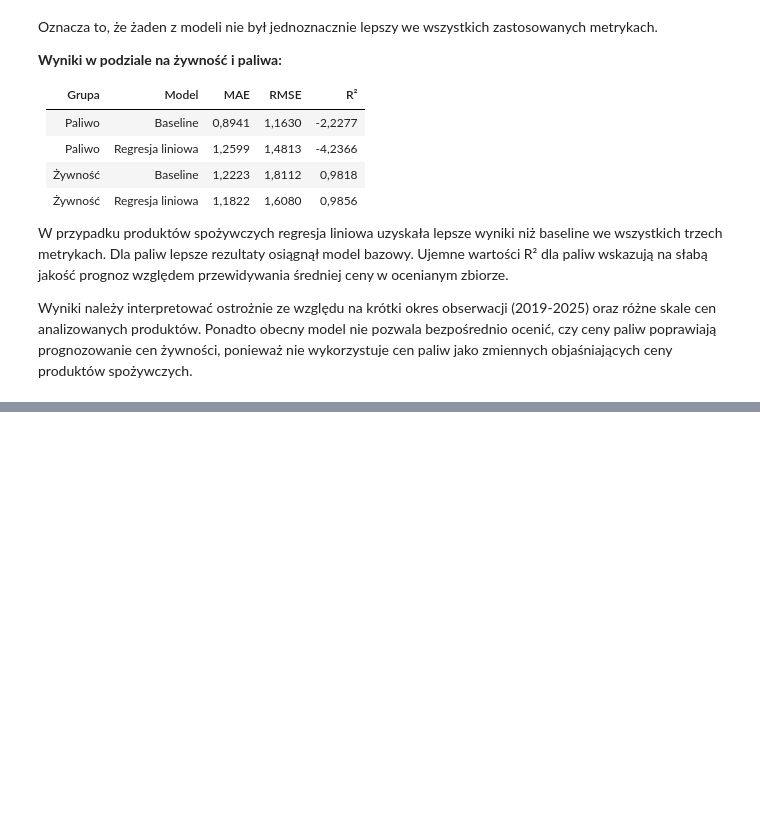
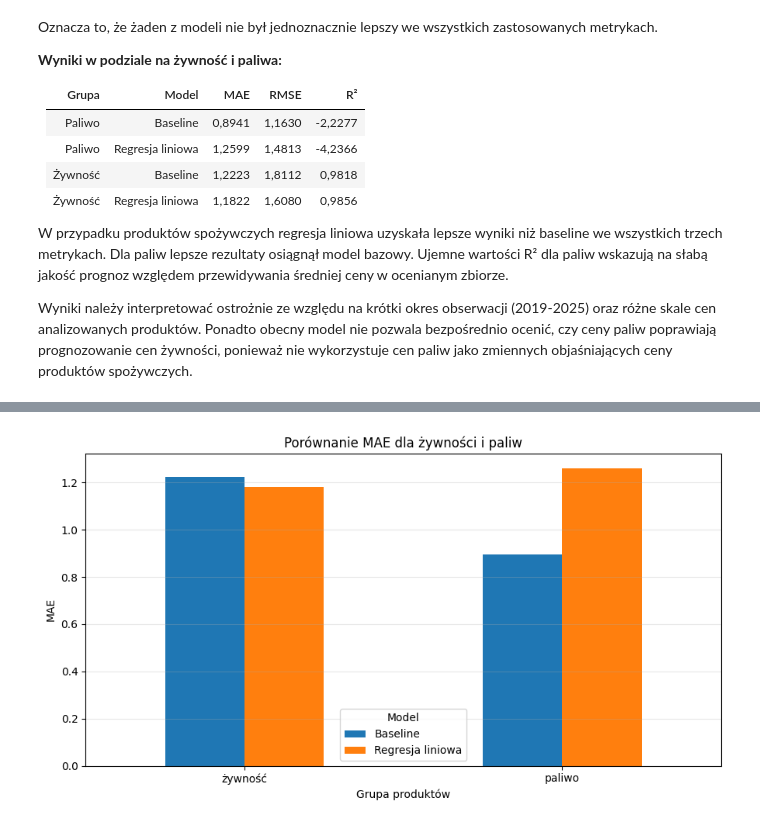
Before and after one commit to RZajacUE/ZPA26-27Gr5, a Jupyter notebook: notebooks/walidacja_walk_forward.ipynb, the cells around one changed output, grey strips where cells are left out. Drawn from its saved outputs; the diff is of its cells as text; code cells hidden in the pictures; blank space fills up the shorter version.

```diff
--- a/notebooks/walidacja_walk_forward.ipynb
+++ b/notebooks/walidacja_walk_forward.ipynb
@@ -283,0 +306,24 @@ Wyniki należy interpretować ostrożnie ze względu na krótki okres obserwacji
+# %%
+dane_grupy = wyniki_grup_df.pivot(
+    index="Typ",
+    columns="Model",
+    values="MAE"
+)
+
+dane_grupy = dane_grupy.reindex(["żywność", "paliwo"])
+
+dane_grupy.plot(
+    kind="bar",
+    figsize=(9, 5),
+    rot=0
+)
+
+plt.title("Porównanie MAE dla żywności i paliw")
+plt.xlabel("Grupa produktów")
+plt.ylabel("MAE")
+plt.legend(title="Model")
+plt.grid(axis="y", alpha=0.3)
+plt.tight_layout()
+plt.show()
+# %% [output]
+[figure, added]
```
Also changed, not shown: parts of 1 cell of this notebook.
